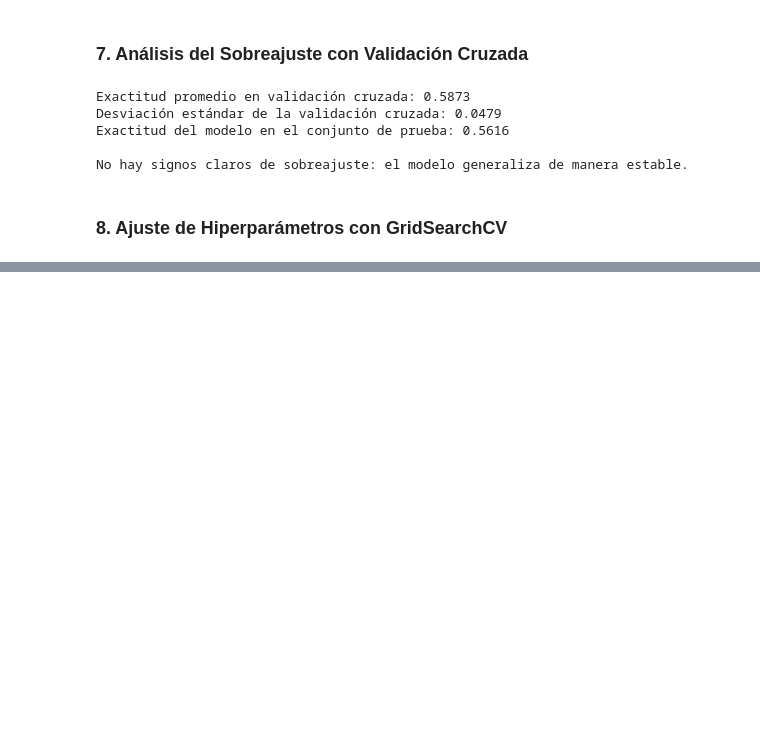
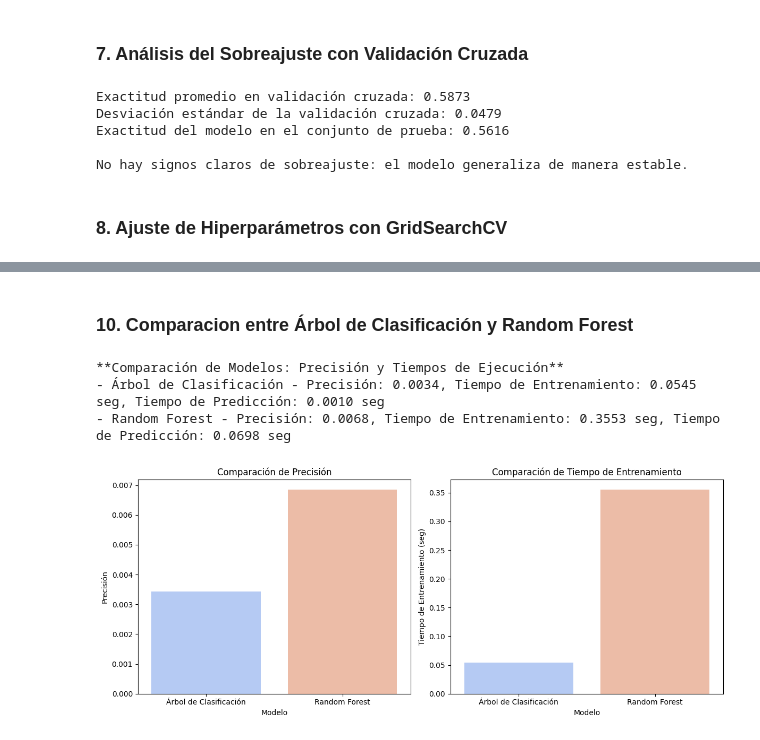
Before and after one commit to EstebanZG999/HT5Mineria, a Jupyter notebook: src/naive_bayes.ipynb, the cells around one changed output, grey strips where cells are left out. Saved outputs shown, nothing was run; the diff lists cells and outputs as text; code cells hidden in the pictures; blank space fills up the shorter version.

```diff
--- a/src/naive_bayes.ipynb
+++ b/src/naive_bayes.ipynb
@@ -525,0 +630,78 @@ Comparación antes y después del ajuste de hiperparámetros:
+# %% [markdown]
+### 10. Comparacion entre Árbol de Clasificación y Random Forest
+# %%
+import time
+from sklearn.ensemble import RandomForestClassifier
+from sklearn.tree import DecisionTreeClassifier
+from sklearn.metrics import accuracy_score
+
+# -----------------------------------------------
+# COMPARACIÓN DE EFICIENCIA Y PRECISIÓN
+# -----------------------------------------------
+
+# **Árbol de Clasificación**
+start_time = time.time()
+tree_classifier = DecisionTreeClassifier(max_depth=5, random_state=42)
+tree_classifier.fit(X_train, y_train)
+train_time_tree = time.time() - start_time  # Tiempo de entrenamiento
+
+start_time = time.time()
+y_pred_tree = tree_classifier.predict(X_test)
+predict_time_tree = time.time() - start_time  # Tiempo de predicción
+
+accuracy_tree = accuracy_score(y_test, y_pred_tree)  # Precisión del Árbol
+
+# **Random Forest**
+start_time = time.time()
+rf_classifier = RandomForestClassifier(n_estimators=100, max_depth=5, random_state=42)
+rf_classifier.fit(X_train, y_train)
+train_time_rf = time.time() - start_time  # Tiempo de entrenamiento
+
+start_time = time.time()
+y_pred_rf = rf_classifier.predict(X_test)
+predict_time_rf = time.time() - start_time  # Tiempo de predicción
+
+accuracy_rf = accuracy_score(y_test, y_pred_rf)  # Precisión de Random Forest
+
+# -----------------------------------------------
+# MOSTRAR RESULTADOS
+# -----------------------------------------------
+print("\n**Comparación de Modelos: Precisión y Tiempos de Ejecución**")
+print(f"- Árbol de Clasificación - Precisión: {accuracy_tree:.4f}, Tiempo de Entrenamiento: {train_time_tree:.4f} seg, Tiempo de Predicción: {predict_time_tree:.4f} seg")
+print(f"- Random Forest - Precisión: {accuracy_rf:.4f}, Tiempo de Entrenamiento: {train_time_rf:.4f} seg, Tiempo de Predicción: {predict_time_rf:.4f} seg")
+
+# -----------------------------------------------
+# GRÁFICO DE COMPARACIÓN
+# -----------------------------------------------
+import matplotlib.pyplot as plt
+import seaborn as sns
+
+# Crear DataFrame para graficar
+import pandas as pd
+results_df = pd.DataFrame({
+    "Modelo": ["Árbol de Clasificación", "Random Forest"],
+    "Precisión": [accuracy_tree, accuracy_rf],
+    "Tiempo de Entrenamiento (seg)": [train_time_tree, train_time_rf],
+    "Tiempo de Predicción (seg)": [predict_time_tree, predict_time_rf]
+})
+
+# Gráficos comparativos
+plt.figure(figsize=(12,5))
+
+# Comparación de Precisión
+plt.subplot(1,2,1)
+sns.barplot(data=results_df, x="Modelo", y="Precisión", hue="Modelo", palette="coolwarm", legend=False)
+plt.title("Comparación de Precisión")
+
+# Comparación de Tiempo de Entrenamiento
+plt.subplot(1,2,2)
+sns.barplot(data=results_df, x="Modelo", y="Tiempo de Entrenamiento (seg)", hue="Modelo", palette="coolwarm", legend=False)
+plt.title("Comparación de Tiempo de Entrenamiento")
+
+plt.tight_layout()
+plt.show()
+# %% [output]
+**Comparación de Modelos: Precisión y Tiempos de Ejecución**
+- Árbol de Clasificación - Precisión: 0.0034, Tiempo de Entrenamiento: 0.0545 seg, Tiempo de Predicción: 0.0010 seg
+- Random Forest - Precisión: 0.0068, Tiempo de Entrenamiento: 0.3553 seg, Tiempo de Predicción: 0.0698 seg
+[figure, added]
```
Also changed, not shown: parts of 5 cells of this notebook.
